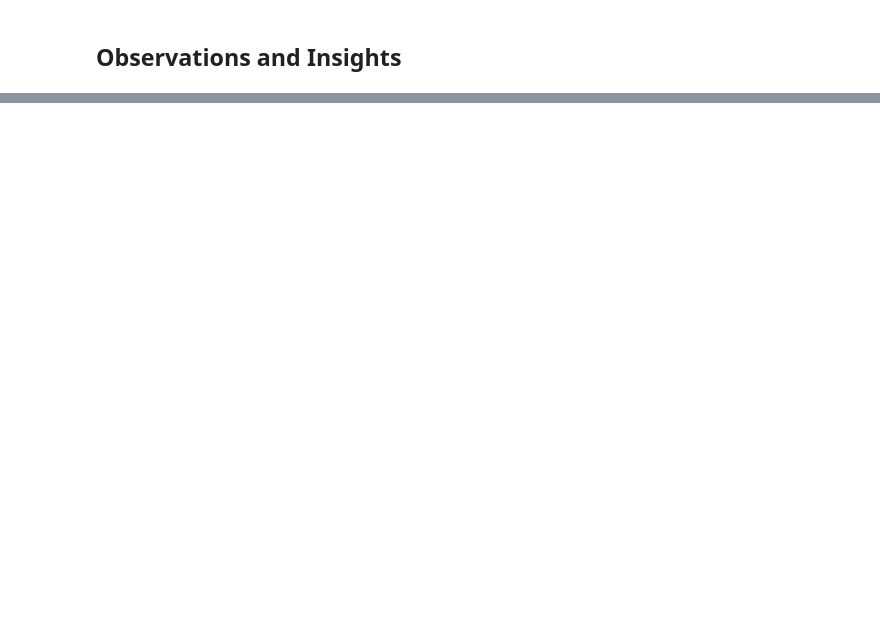
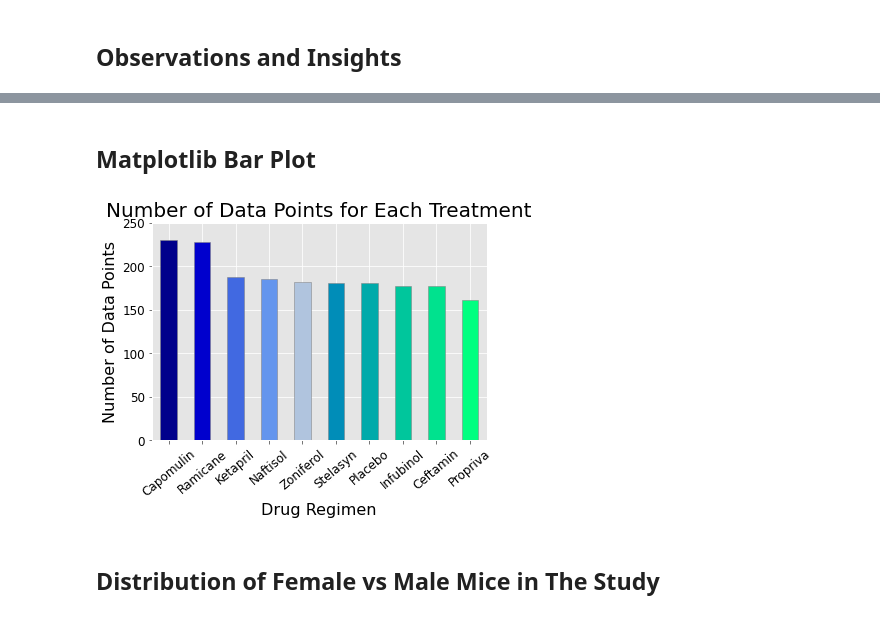
Before and after one commit to alpheus23/Matplotlib-Challenge, a Jupyter notebook: pymaceuticals.ipynb, the cells around one changed output, grey strips where cells are left out. Saved outputs shown, nothing was run; the diff lists cells and outputs as text; code cells hidden in the pictures; blank space fills up the shorter version.

```diff
--- a/pymaceuticals.ipynb
+++ b/pymaceuticals.ipynb
@@ -156,0 +106,27 @@ total_mice_DF
+# %% [markdown]
+## Matplotlib Bar Plot
+# %%
+# Create a bar chart using matplotlib:
+x_axis = np.arange(len(d_data_points))
+data_points_chart_2=plt.bar(x_axis, d_data_points, color=['darkblue','mediumblue','royalblue','cornflowerblue','lightsteelblue','#008DB8','#00AAAA','#00C69C','#00E28E','#00FF80'], alpha=1, edgecolor='gray',align="center", width=.5)
+
+# Set tick marks for x:
+drug_name=['Capomulin','Ramicane','Ketapril','Naftisol','Zoniferol','Stelasyn','Placebo','Infubinol','Ceftamin','Propriva'] # Find the way to use df for this step to eliminate manual drug inpt ***start with: drug_name=drr['Drug Regimen'].unique()***
+tick_locations = [value for value in x_axis]
+plt.xticks(tick_locations, drug_name, rotation=40, color='black', size=12)
+plt.yticks(color='black', size=12)
+
+# Set the limits of the y axis:
+plt.ylim(0, max(d_data_points)+20)
+
+# Set the limits of the x axis:
+plt.xlim(-0.50, len(x_axis)-0.50)
+
+# Set a title, x-label, and y-label:
+plt.title('Number of Data Points for Each Treatment',fontsize=20)
+plt.xlabel('Drug Regimen',fontsize=16, color='black')
+plt.ylabel("Number of Data Points",fontsize=16, color='black')
+
+plt.show()
+# %% [output]
+[figure, added]
@@ -156,0 +137,2 @@ total_mice_DF
+# %% [markdown]
+## Distribution of Female vs Male Mice in The Study
```
Also changed, not shown: parts of 65 cells of this notebook, 2 other files.
